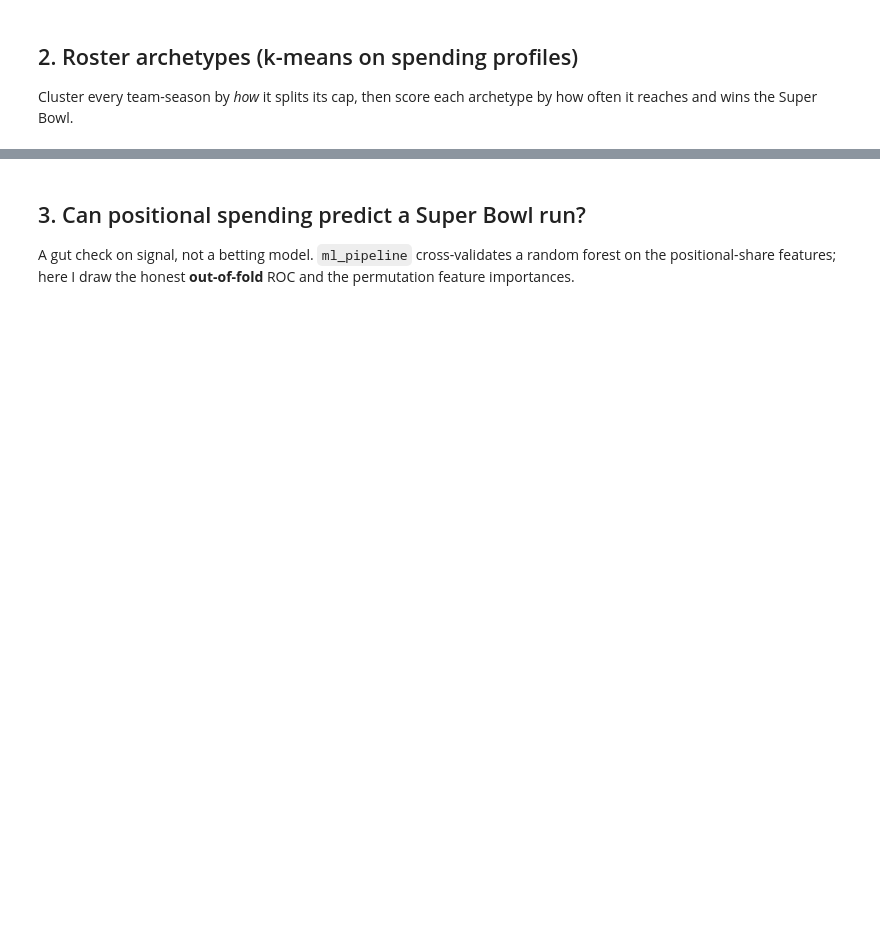
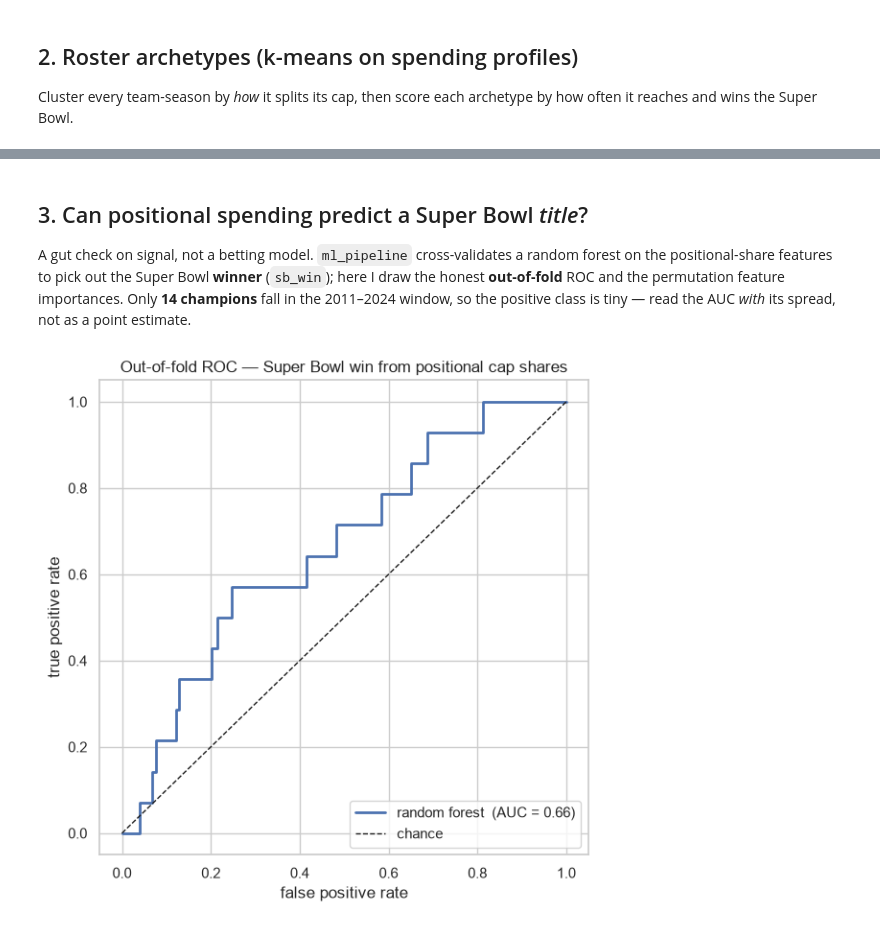
Before and after one commit to dgdagreat/gridironIQ, a Jupyter notebook: notebooks/02_model_results.ipynb, the cells around one changed output, grey strips where cells are left out. Saved outputs shown, nothing was run; the diff lists cells and outputs as text; code cells hidden in the pictures; blank space fills up the shorter version.

```diff
--- a/notebooks/02_model_results.ipynb
+++ b/notebooks/02_model_results.ipynb
@@ -51,19 +103,21 @@ res.profiles
 # %% [markdown]
-## 3. Can positional spending predict a Super Bowl run?
+## 3. Can positional spending predict a Super Bowl *title*?
 
-A gut check on signal, not a betting model. `ml_pipeline` cross-validates a random forest on the positional-share features; here I draw the honest **out-of-fold** ROC and the permutation feature importances.
+A gut check on signal, not a betting model. `ml_pipeline` cross-validates a random forest on the positional-share features to pick out the Super Bowl **winner** (`sb_win`); here I draw the honest **out-of-fold** ROC and the permutation feature importances. Only **14 champions** fall in the 2011–2024 window, so the positive class is tiny — read the AUC *with* its spread, not as a point estimate.
 # %%
-X, y = ml_pipeline.get_xy(target="sb_appearance")
+X, y = ml_pipeline.get_xy(target="sb_win")
 pipe = ml_pipeline.build_pipeline("rf")
 cv = StratifiedKFold(n_splits=5, shuffle=True, random_state=42)
 proba = cross_val_predict(pipe, X, y, cv=cv, method="predict_proba")[:, 1]
 fpr, tpr, _ = roc_curve(y, proba)
 
 fig, ax = plt.subplots(figsize=(6, 6))
 ax.plot(fpr, tpr, lw=2, label=f"random forest  (AUC = {auc(fpr, tpr):.2f})")
 ax.plot([0, 1], [0, 1], "k--", lw=1, label="chance")
 ax.set(xlabel="false positive rate", ylabel="true positive rate",
-       title="Out-of-fold ROC — SB appearance from positional cap shares")
+       title="Out-of-fold ROC — Super Bowl win from positional cap shares")
 ax.legend(loc="lower right")
 plt.tight_layout()
+# %% [output]
+[figure, added]
 # %%
```
Also changed, not shown: parts of 7 cells of this notebook, 1 other file.
